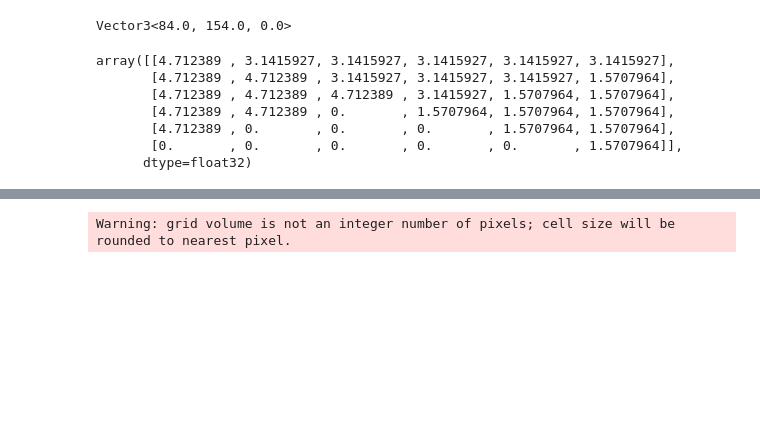
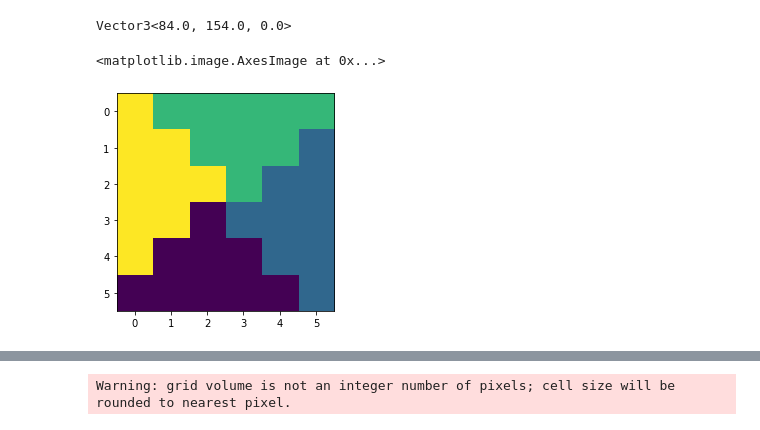
Before and after one commit to tornikeo/fe_vortex_optic_gates, a Jupyter notebook: simulation.ipynb, the cells around one changed output, grey strips where cells are left out. Saved outputs shown, nothing was run; the diff lists cells and outputs as text; code cells hidden in the pictures; blank space fills up the shorter version.

```diff
--- a/simulation.ipynb
+++ b/simulation.ipynb
@@ -74,27 +72,25 @@ Vector3<84.0, 154.0, 0.0>
 # %%
 vortex = [
     ['v'] + ['<'] * 5,
     ['v'] * 2 + ['<'] * 3 + ['^'],
     ['v'] * 3 + ['<'] + ['^'] * 2,
     ['v'] * 2 + ['>'] + ['^'] + ['^'] * 2,
     ['v'] * 1 + ['>'] * 3 + ['^'] * 2,
     ['>'] * 5 + ['^'],
 ]
 
 from math import pi
 vortex = np.array(vortex,)
 tmp = np.zeros(vortex.shape)
 tmp[vortex == '>'] = 0
 tmp[vortex == '^'] = pi * 0.5
 tmp[vortex == '<'] = pi
 tmp[vortex == 'v'] = pi * 1.5
 vortex = tmp.astype('float32')
 vortex
+
+
+plt.imshow(vortex)
 # %% [output]
-array([[4.712389 , 3.1415927, 3.1415927, 3.1415927, 3.1415927, 3.1415927],
-       [4.712389 , 4.712389 , 3.1415927, 3.1415927, 3.1415927, 1.5707964],
-       [4.712389 , 4.712389 , 4.712389 , 3.1415927, 1.5707964, 1.5707964],
-       [4.712389 , 4.712389 , 0.       , 1.5707964, 1.5707964, 1.5707964],
-       [4.712389 , 0.       , 0.       , 0.       , 1.5707964, 1.5707964],
-       [0.       , 0.       , 0.       , 0.       , 0.       , 1.5707964]],
-      dtype=float32)
+<matplotlib.image.AxesImage at 0x...>
+[figure, added]
```
Also changed, not shown: parts of 4 cells of this notebook.
